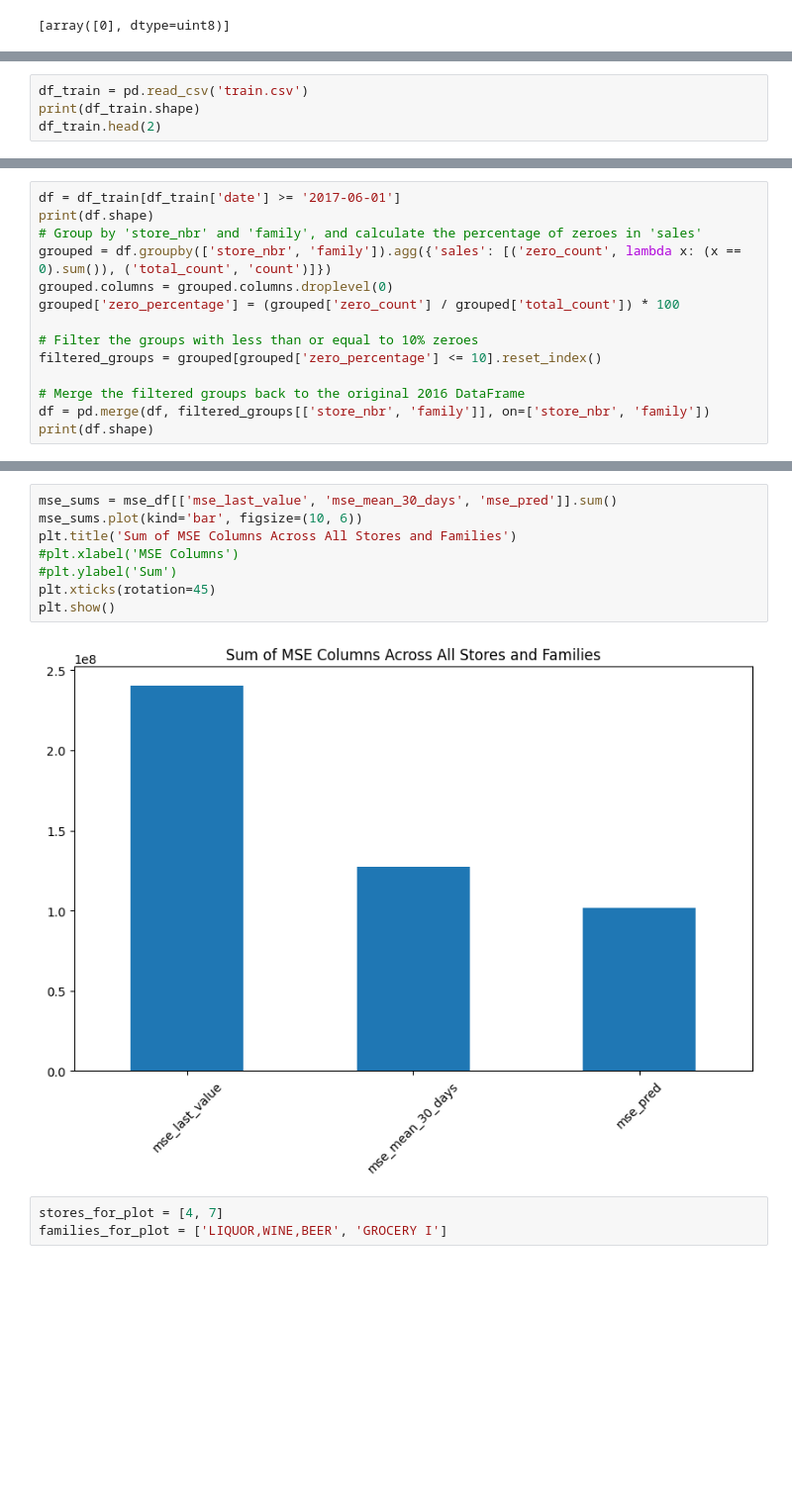
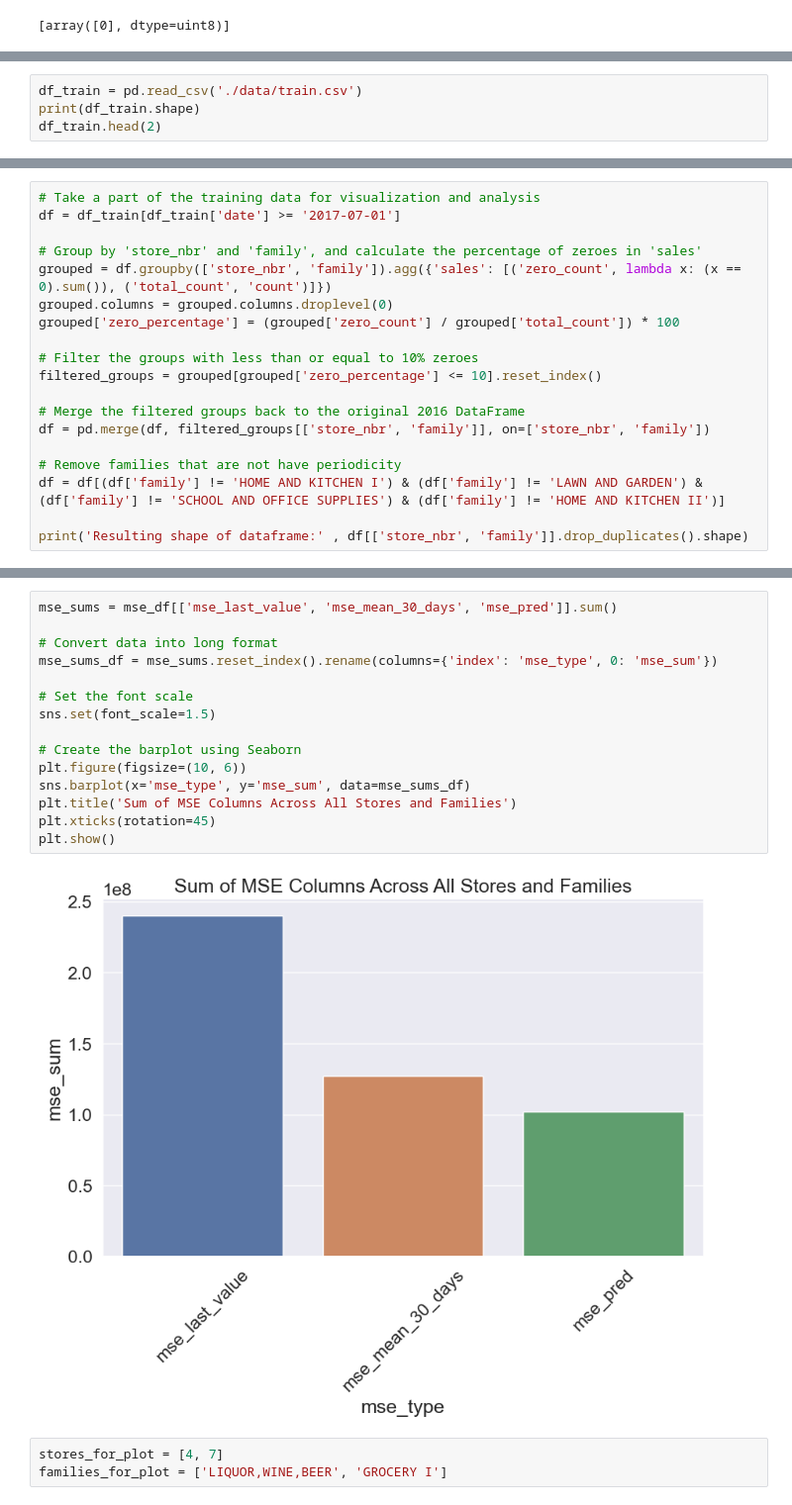
Before and after one commit to pzlav/time-sereies-prediction-in-ClickHouse, a Jupyter notebook: predictions.ipynb, the cells around one changed output, grey strips where cells are left out. Shown at 99% size. Drawn from its saved outputs; the diff is of its cells as text; blank space fills up the shorter version.

Commit message:
icreasing plot font

```diff
--- a/predictions.ipynb
+++ b/predictions.ipynb
@@ -29,4 +34,4 @@ df_pred.head(2)
 # %%
-df_train = pd.read_csv('train.csv')
+df_train = pd.read_csv('./data/train.csv')
 print(df_train.shape)
 df_train.head(2)
@@ -33,6 +43,7 @@ df_train.head(2)
 # %%
-df = df_train[df_train['date'] >= '2017-06-01']
-print(df.shape)
+# Take a part of the training data for visualization and analysis
+df = df_train[df_train['date'] >= '2017-07-01']
+
 # Group by 'store_nbr' and 'family', and calculate the percentage of zeroes in 'sales'
 grouped = df.groupby(['store_nbr', 'family']).agg({'sales': [('zero_count', lambda x: (x == 0).sum()), ('total_count', 'count')]})
 grouped.columns = grouped.columns.droplevel(0)
@@ -43,5 +54,9 @@ filtered_groups = grouped[grouped['zero_percentage'] <= 10].reset_index()
 
 # Merge the filtered groups back to the original 2016 DataFrame
 df = pd.merge(df, filtered_groups[['store_nbr', 'family']], on=['store_nbr', 'family'])
-print(df.shape)
+
+# Remove families that are not have periodicity
+df = df[(df['family'] != 'HOME AND KITCHEN I') & (df['family'] != 'LAWN AND GARDEN') & (df['family'] != 'SCHOOL AND OFFICE SUPPLIES') & (df['family'] != 'HOME AND KITCHEN II')]
+
+print('Resulting shape of dataframe:' , df[['store_nbr', 'family']].drop_duplicates().shape)
 # %% [output]
@@ -118,14 +119,21 @@ print(top5_mse_pred[['store_nbr', 'family', 'mse_pred']])
 857          39  GROCERY I  2.327557e+06
 # %%
 mse_sums = mse_df[['mse_last_value', 'mse_mean_30_days', 'mse_pred']].sum()
-mse_sums.plot(kind='bar', figsize=(10, 6))
+
+# Convert data into long format
+mse_sums_df = mse_sums.reset_index().rename(columns={'index': 'mse_type', 0: 'mse_sum'})
+
+# Set the font scale
+sns.set(font_scale=1.5)
+
+# Create the barplot using Seaborn
+plt.figure(figsize=(10, 6))
+sns.barplot(x='mse_type', y='mse_sum', data=mse_sums_df)
 plt.title('Sum of MSE Columns Across All Stores and Families')
-#plt.xlabel('MSE Columns')
-#plt.ylabel('Sum')
 plt.xticks(rotation=45)
 plt.show()
 # %% [output]
-[figure, old version]
+[figure, new version]
 # %%
 stores_for_plot = [4, 7]
 families_for_plot = ['LIQUOR,WINE,BEER', 'GROCERY I']
```
Also changed, not shown: parts of 13 cells of this notebook, 5 other files.
